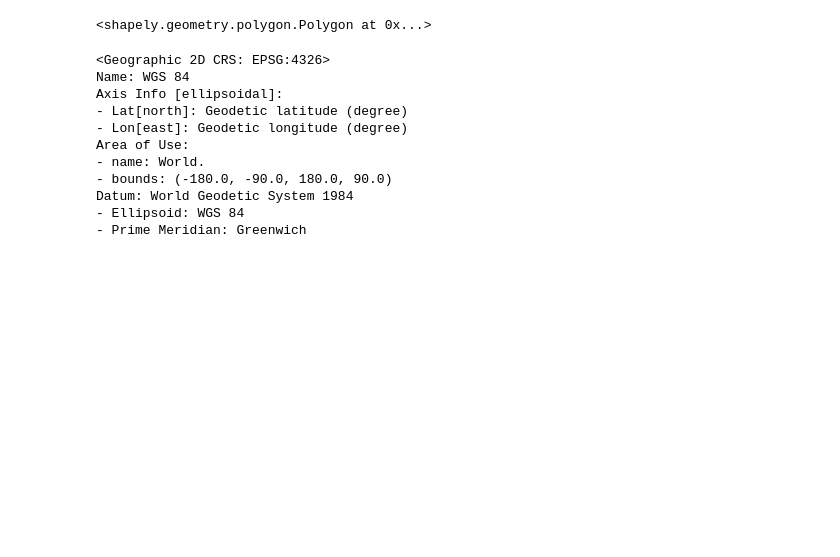
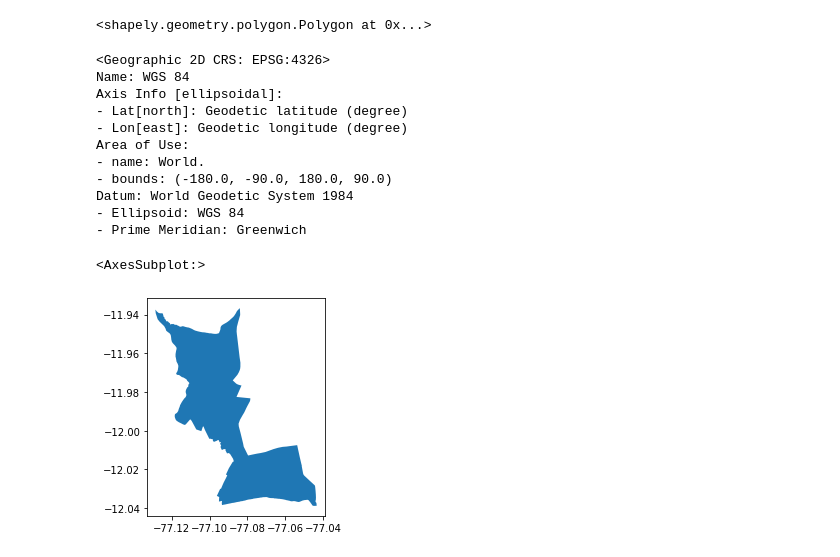
Before and after one commit to alexanderquispe/Diplomado_PUCP, a Jupyter notebook: Lecture_10/Tutorial.ipynb, the cells around one changed output. Saved outputs shown, nothing was run; the diff lists cells and outputs as text; code cells hidden in the pictures; blank space fills up the shorter version.

```diff
--- a/Lecture_10/Tutorial.ipynb
+++ b/Lecture_10/Tutorial.ipynb
@@ -231,6 +247,11 @@ cell = gpd.GeoDataFrame(grid_cells, columns=['geometry'],
                                  crs=crs)
 # %%
 import matplotlib.pyplot as plt
+# %%
+smp_geo.plot()
+# %% [output]
+<AxesSubplot:>
+[figure, added]
 # %%
 ax = smp_geo.plot(markersize=.1, figsize=(12, 8), )
 plt.autoscale(False)
```
Also changed, not shown: parts of 4 cells of this notebook, 2 other files.
